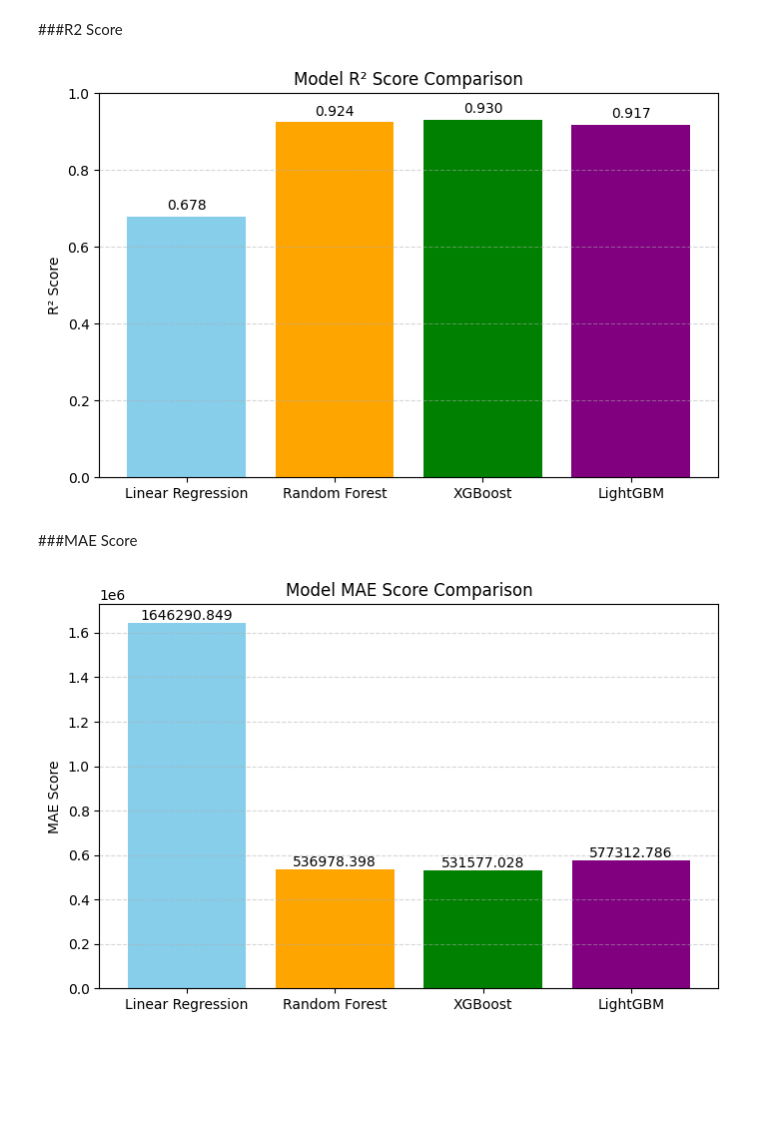
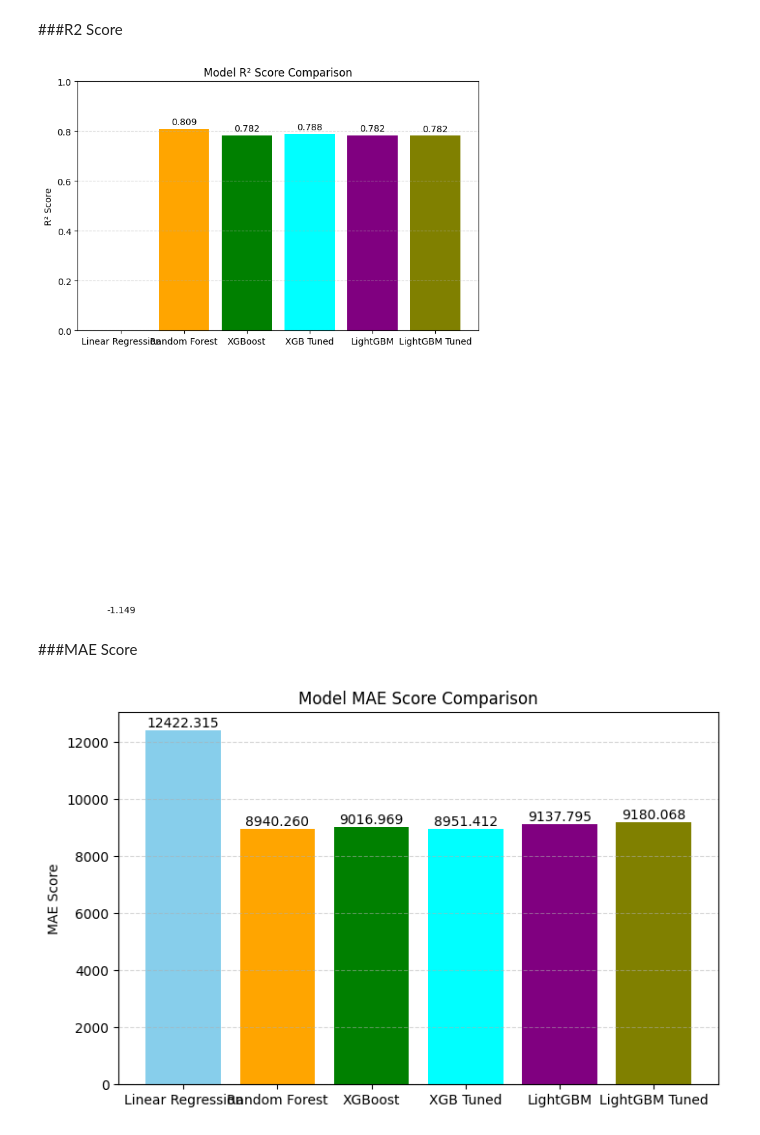
Before and after one commit to imnaimur/cse427_ML, a Jupyter notebook: CSE427_lab_project(Flat_Price_Justification_predictions).ipynb, the cells around one changed output. Drawn from its saved outputs; the diff is of its cells as text; code cells hidden in the pictures; blank space fills up the shorter version.

Commit message:
xgb and lgbm model added

```diff
--- a/CSE427_lab_project(Flat_Price_Justification_predictions).ipynb
+++ b/CSE427_lab_project(Flat_Price_Justification_predictions).ipynb
@@ -126,7 +129,7 @@ df
 # %% [markdown]
 ###Splitting Data
 # %%
-X_train, X_test, y_train, y_test = train_test_split(features, target, test_size=0.2, random_state=42)
+X_train, X_test, y_train, y_test = train_test_split(features, target_transformed, test_size=0.2, random_state=42)
 #seperating categorical and numerical cols
 cat_cols=features.select_dtypes(include=['object']).columns.tolist()
 num_cols = features.select_dtypes(include=np.number).columns.tolist()
@@ -142,7 +145,7 @@ scaler = MinMaxScaler()
 encoder = OneHotEncoder(sparse_output=False,handle_unknown='ignore')
 preprocessor = ColumnTransformer(
     transformers=[
-        ("num", RobustScaler(), num_cols),
+        ("num", scaler, num_cols),
         ("cat", OneHotEncoder(handle_unknown="ignore"), cat_cols)
     ])
 # %% [markdown]
@@ -303,14 +386,21 @@ lgbm_regressor = Pipeline(
         ("regressor", lgbm.LGBMRegressor(random_state=42))
     ]
 )
+
+
 lgbm_regressor.fit(X_train, y_train)
 y_pred = lgbm_regressor.predict(X_test)
-lgbm_r2_score = r2_score(y_test, y_pred)
-lgbm_mse = mean_squared_error(y_test, y_pred)
-lgbm_mae = mean_absolute_error(y_test, y_pred)
+y_pred = np.exp(y_pred)
+y_test_orig = np.exp(y_test)
+
+
+lgbm_mae = mean_absolute_error(y_test_orig, y_pred)
+lgbm_mse = mean_squared_error(y_test_orig, y_pred)
+lgbm_r2 = r2_score(y_test_orig, y_pred)
+lgbm_mape = mean_absolute_percentage_error(y_test_orig,y_pred)
 score = cross_val_score(xgb, features, target, cv=5, scoring="r2")
-print(f"R²   : {lgbm_r2_score:.3f}")
-# print(f"MSE  : {mse:.2f}")
-# print(f"CV R² (mean):", score.mean())
-# print(f"CV R²:", score)
+
+print(f"R²   : {lgbm_r2:.3f}")
+print(f"MAE  : {lgbm_mae:.2f}")
+print(f"MAPE   : {lgbm_mape:.3f}")
 # %% [output]
@@ -327,37 +479,49 @@ R²   : 0.917
 ###R2 Score
 # %%
 
-
-# Collect R² scores (make sure these variables are defined in your notebook)
-model_names = ["Linear Regression", "Random Forest", "XGBoost", "LightGBM"]
+model_names = ["Linear Regression", "Random Forest", "XGBoost","XGB Tuned" ,"LightGBM","LightGBM Tuned"]
 r2_scores = [
-    lr_r2_score,      # Linear Regression
-    rf_r2_score,      # Random Forest
-    xgb_r2_score,     # XGBoost
-    lgbm_r2_score     # LightGBM
+    lr_r2,      # Linear Regression
+    rf_r2,      # Random Forest
+    xgb_r2,     # XGBoost
+    xgb_tuned_r2,# XGBoost Tuned
+    lgbm_r2,     # LightGBM
+    lgbmt_r2     # LightGBM Tuned
 ]
 
+
 plt.figure(figsize=(8,5))
-bars = plt.bar(model_names, r2_scores, color=["skyblue", "orange", "green", "purple"])
+bars = plt.bar(model_names, r2_scores, color=["skyblue", "orange", "green","cyan", "purple","olive"])
 plt.ylabel("R² Score")
 plt.title("Model R² Score Comparison")
 plt.ylim(0, 1)
 plt.grid(axis="y", linestyle="--", alpha=0.5)
 
 # Annotate bars
 for bar in bars:
     plt.text(bar.get_x() + bar.get_width()/2, bar.get_height() + 0.01,
              f"{bar.get_height():.3f}", ha="center", va="bottom", fontsize=10)
 
 plt.show()
 # %% [output]
-[figure, old version]
+[figure, new version]
 # %% [markdown]
 ###MAE Score
 # %%
-# ...existing code...
+
+mae = [
+    lr_mae,      # Linear Regression
+    rf_mae,      # Random Forest
+    xgb_mae,     # XGBoost
+    xgb_tuned_mae,# XGBoost Tuned
+    lgbm_mae,     # LightGBM
+    lgbmt_mae     # LightGBM
+]
+model_names = ["Linear Regression", "Random Forest", "XGBoost","XGB Tuned" ,"LightGBM","LightGBM Tuned"]
+
+
 plt.figure(figsize=(8,5))
-bars = plt.bar(model_names, mae, color=["skyblue", "orange", "green", "purple"])
+bars = plt.bar(model_names, mae, color=["skyblue", "orange", "green","cyan" ,"purple","olive"])
 plt.ylabel("MAE Score")
 plt.title("Model MAE Score Comparison")
 # Remove or adjust this line:
@@ -371,4 +535,4 @@ for bar in bars:
 
 plt.show()
 # %% [output]
-[figure, old version]
+[figure, new version]
```
Also changed, not shown: parts of 24 cells of this notebook, 3 other files.
